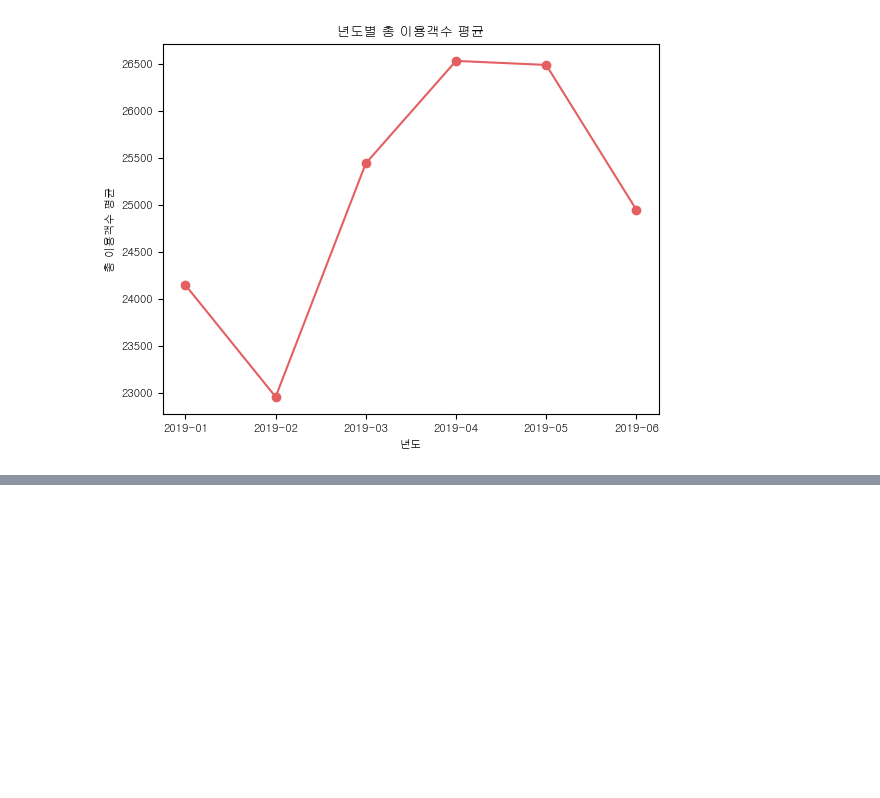
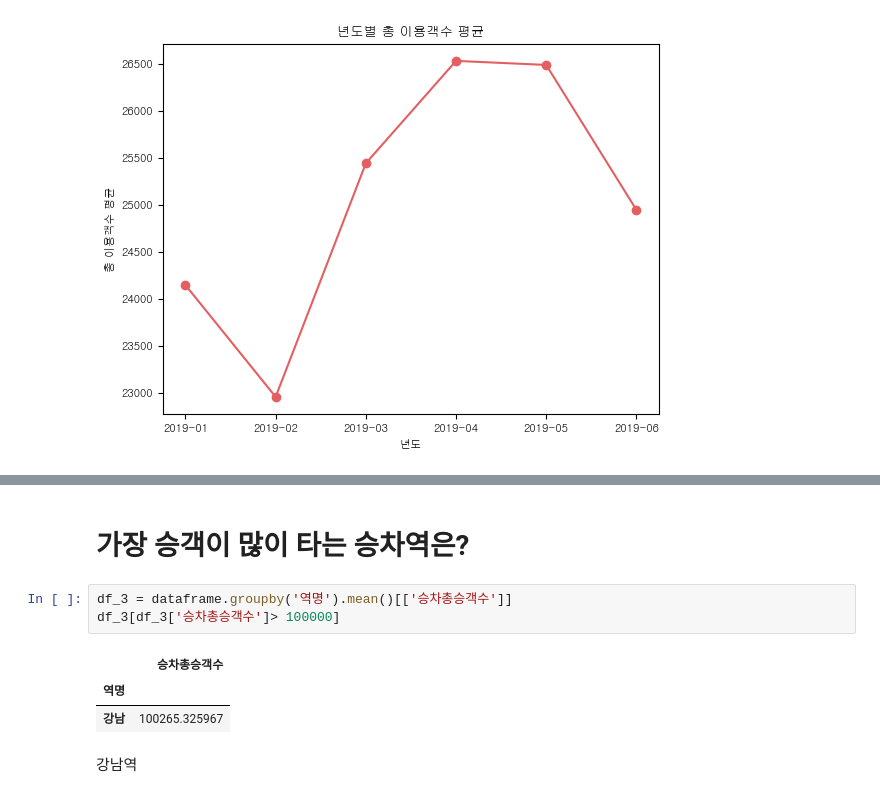
Before and after one commit to youse0ng/EDA_AI-X, a Jupyter notebook: 실습/myEDA.ipynb, the cells around one changed output, grey strips where cells are left out. Saved outputs shown, nothing was run; the diff lists cells and outputs as text; blank space fills up the shorter version.

```diff
--- a/실습/myEDA.ipynb
+++ b/실습/myEDA.ipynb
@@ -112,0 +122,11 @@ plt.show()
+# %% [markdown]
+# 가장 승객이 많이 타는 승차역은?
+# %%
+df_3 = dataframe.groupby('역명').mean()[['승차총승객수']]
+df_3[df_3['승차총승객수']> 100000]
+# %% [output]
+|  | 승차총승객수 |
+| 역명 |  |
+| 강남 | 100265.325967 |
+# %% [markdown]
+강남역
```
Also changed, not shown: parts of 7 cells of this notebook.
